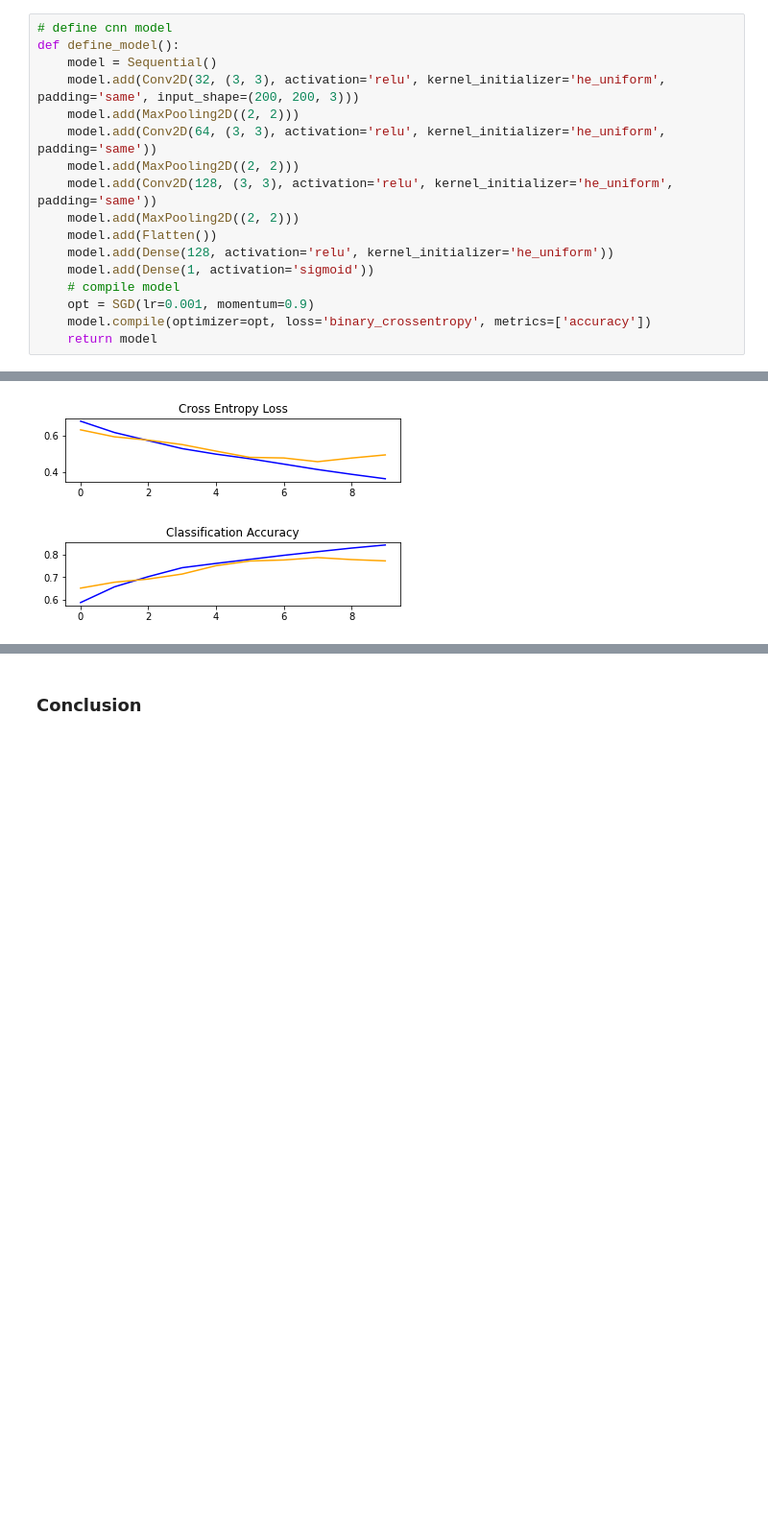
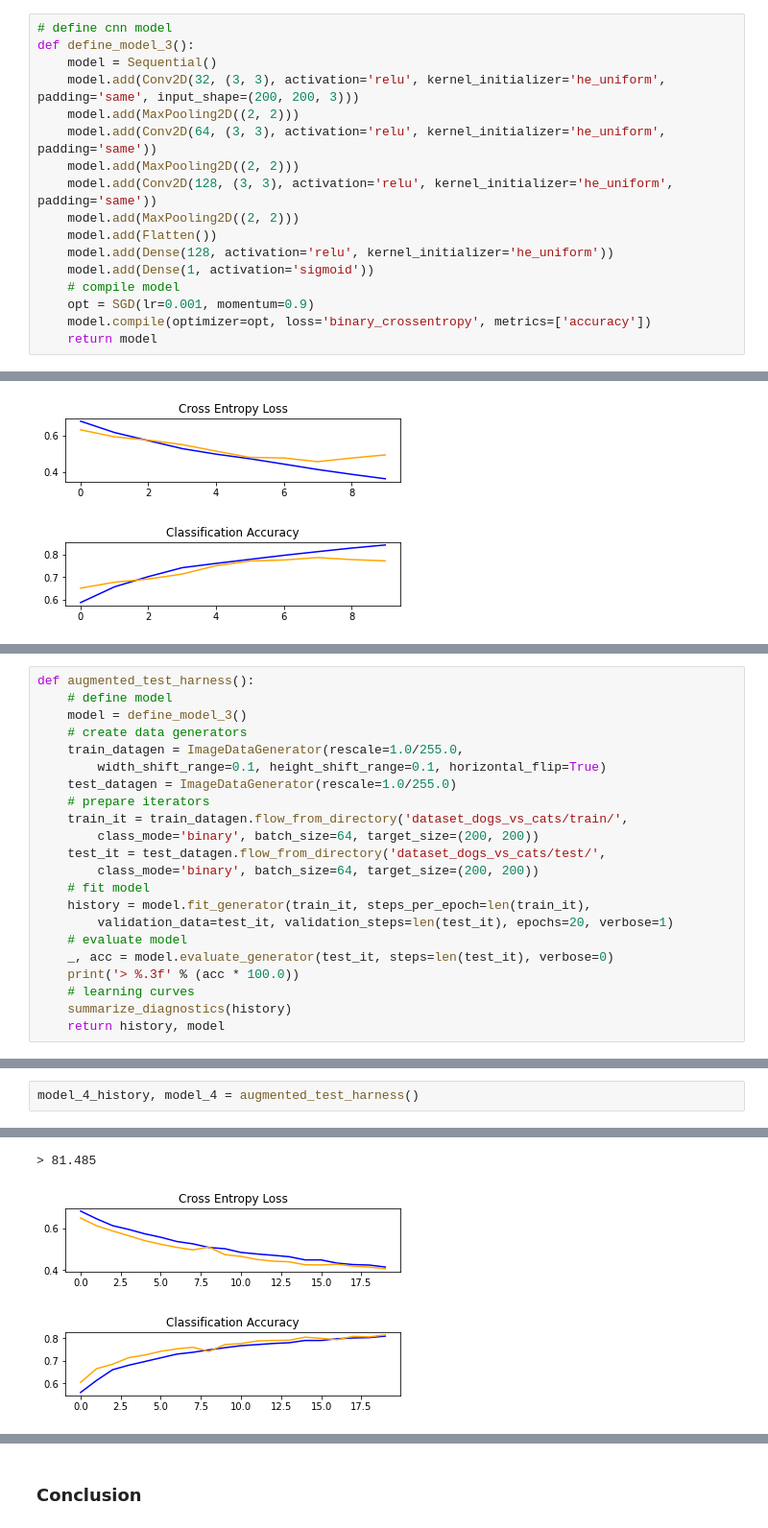
Before and after one commit to erinmcmahon26/Image-Recognizer, a Jupyter notebook: Image_Recognizer.ipynb, the cells around one changed output, grey strips where cells are left out. Shown: that part at 96% size. Cells and saved outputs as stored; diff of their text form; blank space fills up the shorter version.

Commit message:
added some data augmentation

```diff
--- a/Image_Recognizer.ipynb
+++ b/Image_Recognizer.ipynb
@@ -317,7 +323,7 @@ Epoch 10/10
 #### Three Block VGG
 # %%
 # define cnn model
-def define_model():
+def define_model_3():
 	model = Sequential()
 	model.add(Conv2D(32, (3, 3), activation='relu', kernel_initializer='he_uniform', padding='same', input_shape=(200, 200, 3)))
 	model.add(MaxPooling2D((2, 2)))
@@ -362,0 +375,22 @@ Epoch 10/10
+# %%
+def augmented_test_harness():
+	# define model
+	model = define_model_3()
+	# create data generators
+	train_datagen = ImageDataGenerator(rescale=1.0/255.0,
+		width_shift_range=0.1, height_shift_range=0.1, horizontal_flip=True)
+	test_datagen = ImageDataGenerator(rescale=1.0/255.0)
+	# prepare iterators
+	train_it = train_datagen.flow_from_directory('dataset_dogs_vs_cats/train/',
+		class_mode='binary', batch_size=64, target_size=(200, 200))
+	test_it = test_datagen.flow_from_directory('dataset_dogs_vs_cats/test/',
+		class_mode='binary', batch_size=64, target_size=(200, 200))
+	# fit model
+	history = model.fit_generator(train_it, steps_per_epoch=len(train_it),
+		validation_data=test_it, validation_steps=len(test_it), epochs=20, verbose=1)
+	# evaluate model
+	_, acc = model.evaluate_generator(test_it, steps=len(test_it), verbose=0)
+	print('> %.3f' % (acc * 100.0))
+	# learning curves
+	summarize_diagnostics(history)
+	return history, model
@@ -362,0 +399,3 @@ Epoch 10/10
+# %%
+model_4_history, model_4 = augmented_test_harness()
+# %% [output]
@@ -362,0 +421,2 @@ Epoch 10/10
+> 81.485
+[figure, added]
```
Also changed, not shown: parts of 14 cells of this notebook.
